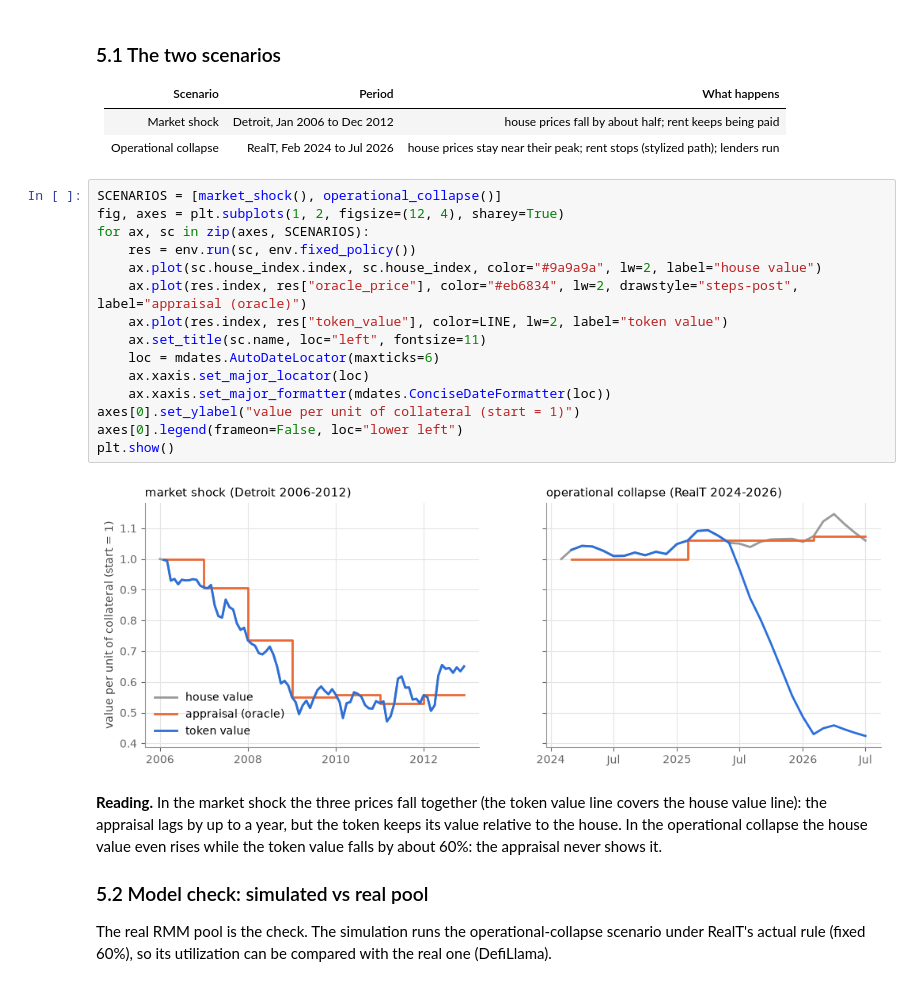
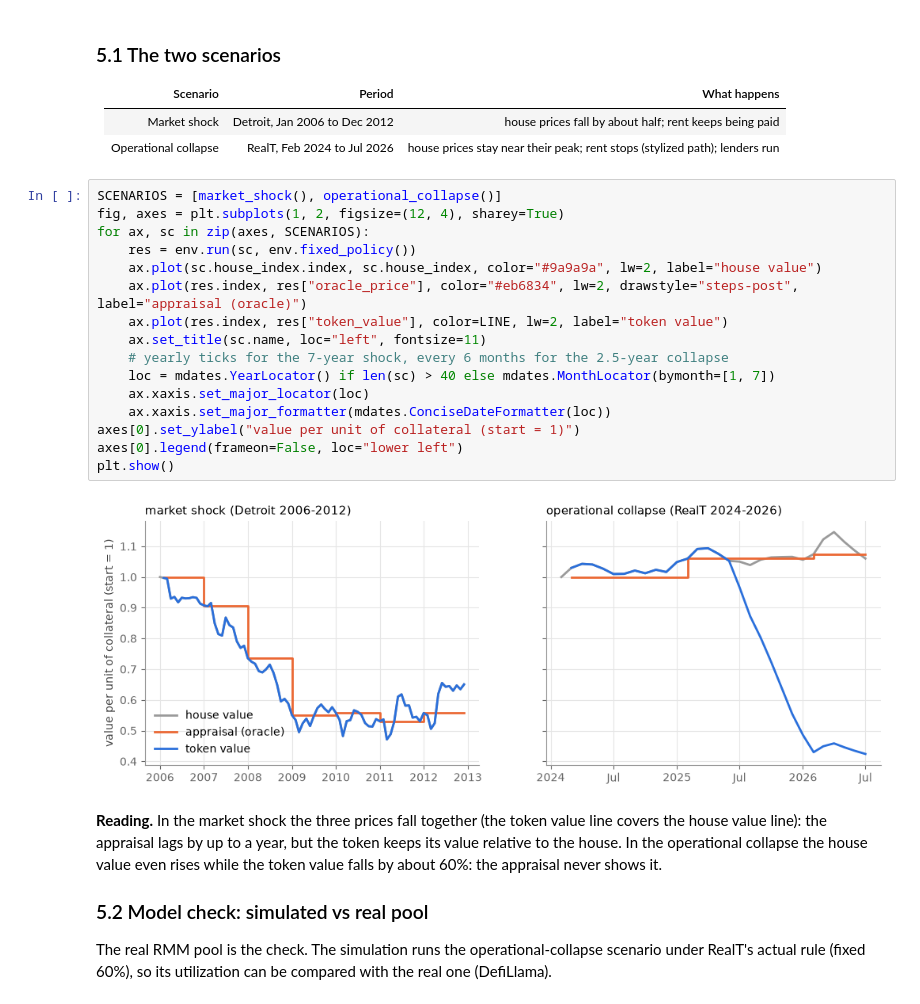
Before and after one commit to ChristopheAbelem/adaptive-ltv-rwa, a Jupyter notebook: 01_adaptive_ltv.ipynb, the cells around one changed output. Cells and saved outputs as stored; diff of their text form.

```diff
--- a/01_adaptive_ltv.ipynb
+++ b/01_adaptive_ltv.ipynb
@@ -668,20 +681,21 @@ Fixed from the RealT contracts: start max LTV 60%, liquidation threshold 70%, li
 # %%
 SCENARIOS = [market_shock(), operational_collapse()]
 fig, axes = plt.subplots(1, 2, figsize=(12, 4), sharey=True)
 for ax, sc in zip(axes, SCENARIOS):
     res = env.run(sc, env.fixed_policy())
     ax.plot(sc.house_index.index, sc.house_index, color="#9a9a9a", lw=2, label="house value")
     ax.plot(res.index, res["oracle_price"], color="#eb6834", lw=2, drawstyle="steps-post", label="appraisal (oracle)")
     ax.plot(res.index, res["token_value"], color=LINE, lw=2, label="token value")
     ax.set_title(sc.name, loc="left", fontsize=11)
-    loc = mdates.AutoDateLocator(maxticks=6)
+    # yearly ticks for the 7-year shock, every 6 months for the 2.5-year collapse
+    loc = mdates.YearLocator() if len(sc) > 40 else mdates.MonthLocator(bymonth=[1, 7])
     ax.xaxis.set_major_locator(loc)
     ax.xaxis.set_major_formatter(mdates.ConciseDateFormatter(loc))
 axes[0].set_ylabel("value per unit of collateral (start = 1)")
 axes[0].legend(frameon=False, loc="lower left")
 plt.show()
 # %% [output]
-[figure, old version]
+[figure, new version]
 # %% [markdown]
 **Reading.** In the market shock the three prices fall together (the token value line covers the house value line):
 the appraisal lags by up to a year, but the token keeps its value relative to the house. In the operational collapse
```
Also changed, not shown: parts of 8 cells of this notebook, 10 other files.
